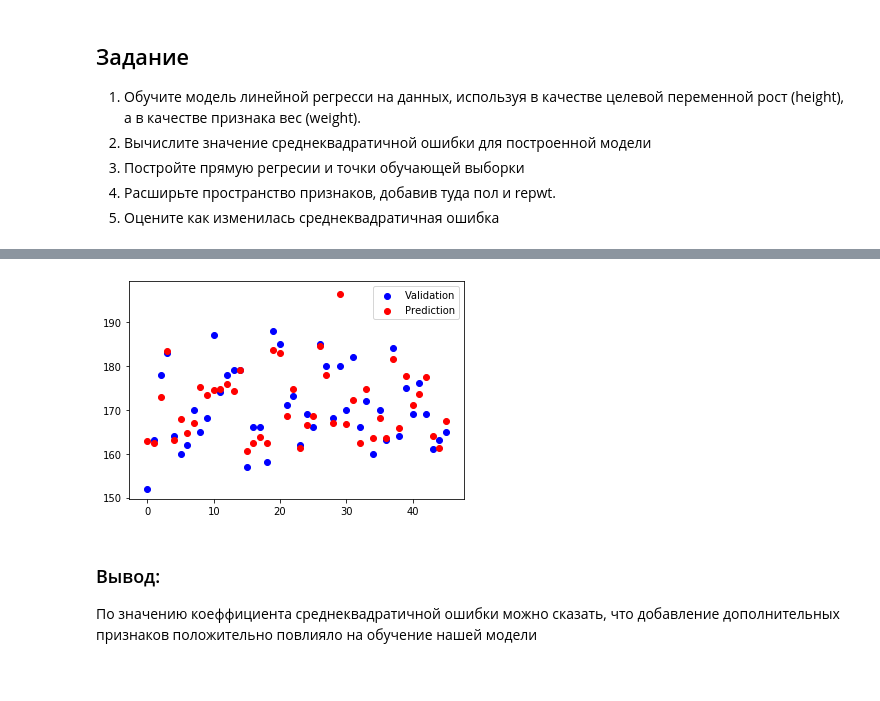
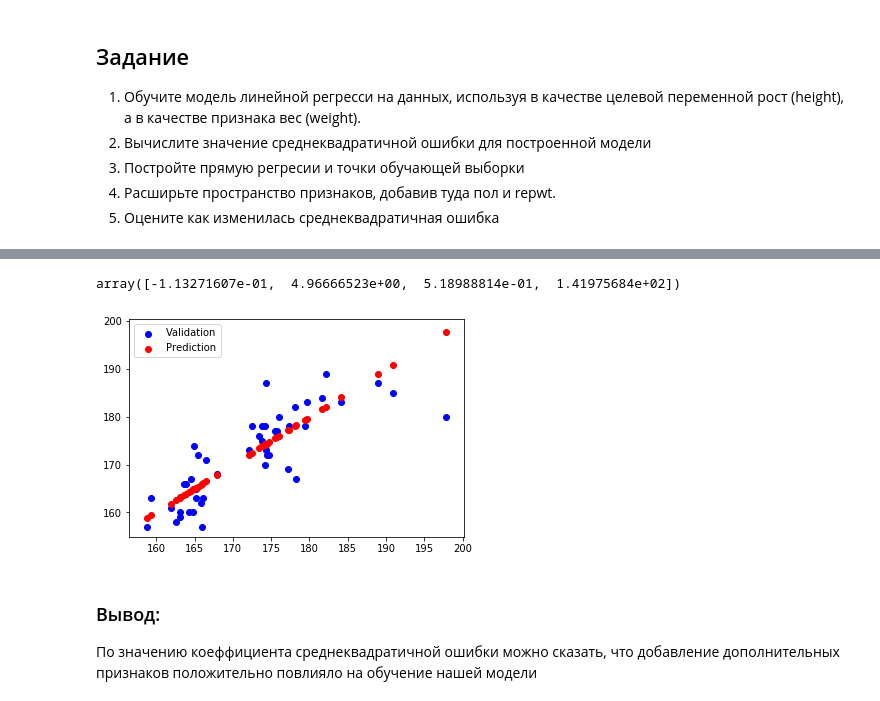
Before and after one commit to JacKira/ML_curse, a Jupyter notebook: 01_LinearRegression.ipynb, the cells around one changed output, grey strips where cells are left out. Drawn from its saved outputs; the diff is of its cells as text; code cells hidden in the pictures; blank space fills up the shorter version.

```diff
--- a/01_LinearRegression.ipynb
+++ b/01_LinearRegression.ipynb
@@ -122,13 +124,21 @@ reg_for_more.score(X_valid, Y_valid)
+# %%
+dense = reg_for_more.coef_
+dense = np.append(dense, reg_for_more.intercept_)
+dense
+# %% [output]
+array([-1.13271607e-01,  4.96666523e+00,  5.18988814e-01,  1.41975684e+02])
 # %%
 #Get prediction
 Y_predict = reg_for_more.predict(X_valid)
 # %%
-p1 = plt.scatter(np.arange(0,len(Y_valid)), Y_valid, c = 'blue')
-p2 = plt.scatter(np.arange(0,len(Y_predict)), Y_predict, c = 'red')
+p1 = plt.scatter(X_valid['weight'].values * dense[0] + X_valid['sex'].values * dense[1] + \
+                 X_valid['repwt'].values * dense[2] + dense[3], Y_valid, c = 'blue')
+p2 = plt.scatter(X_valid['weight'].values * dense[0] + X_valid['sex'].values * dense[1] + \
+                 X_valid['repwt'].values * dense[2] + dense[3], Y_predict, c = 'red')
 plt.legend((p1, p2),("Validation", "Prediction"))
 plt.show()
 # %% [output]
-[figure, old version]
+[figure, new version]
 # %% [markdown]
 <h3>Вывод:</h3>
 По значению коеффициента среднеквадратичной ошибки можно сказать, что добавление дополнительных признаков положительно повлияло на обучение нашей модели
```
Also changed, not shown: parts of 8 cells of this notebook.
